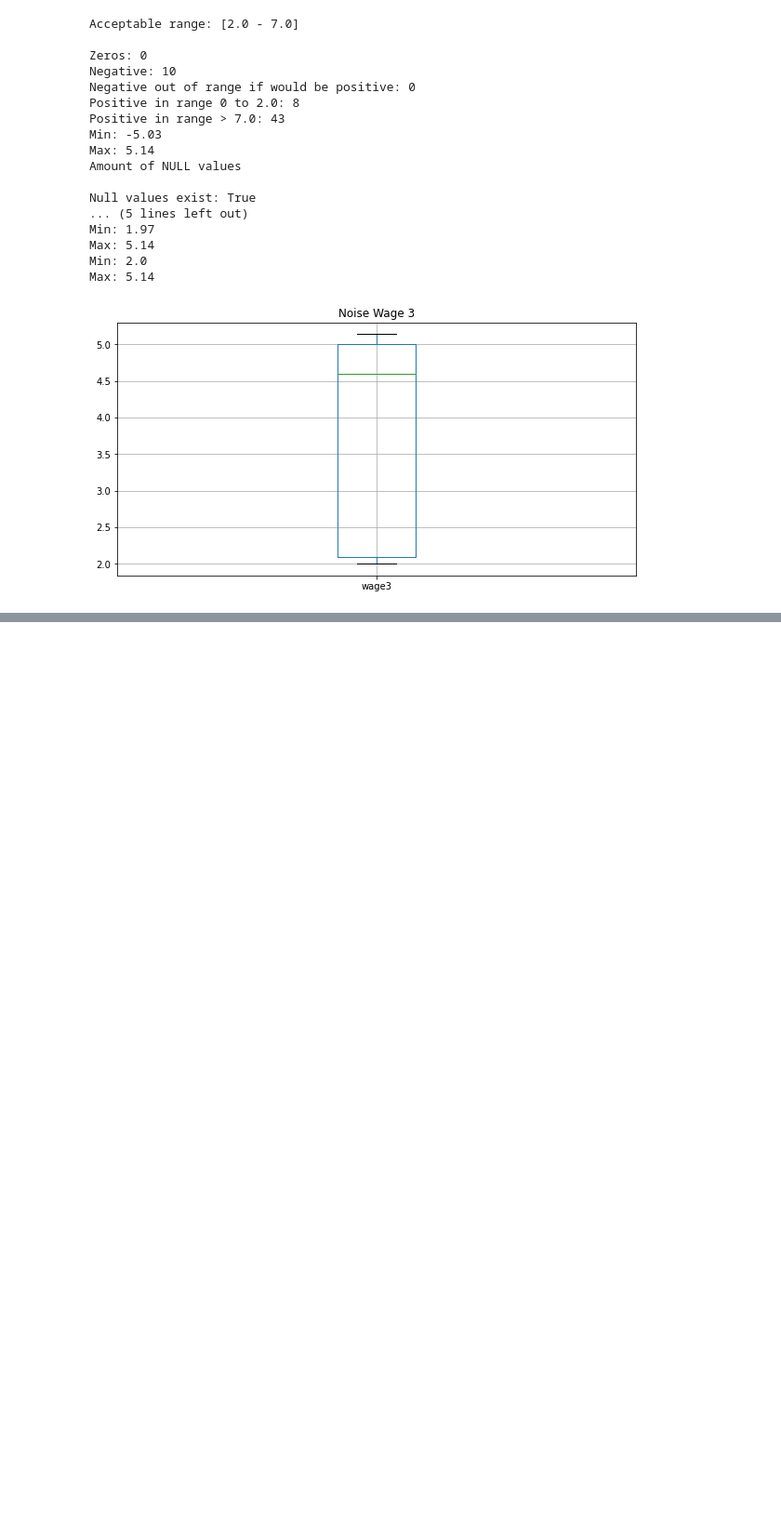
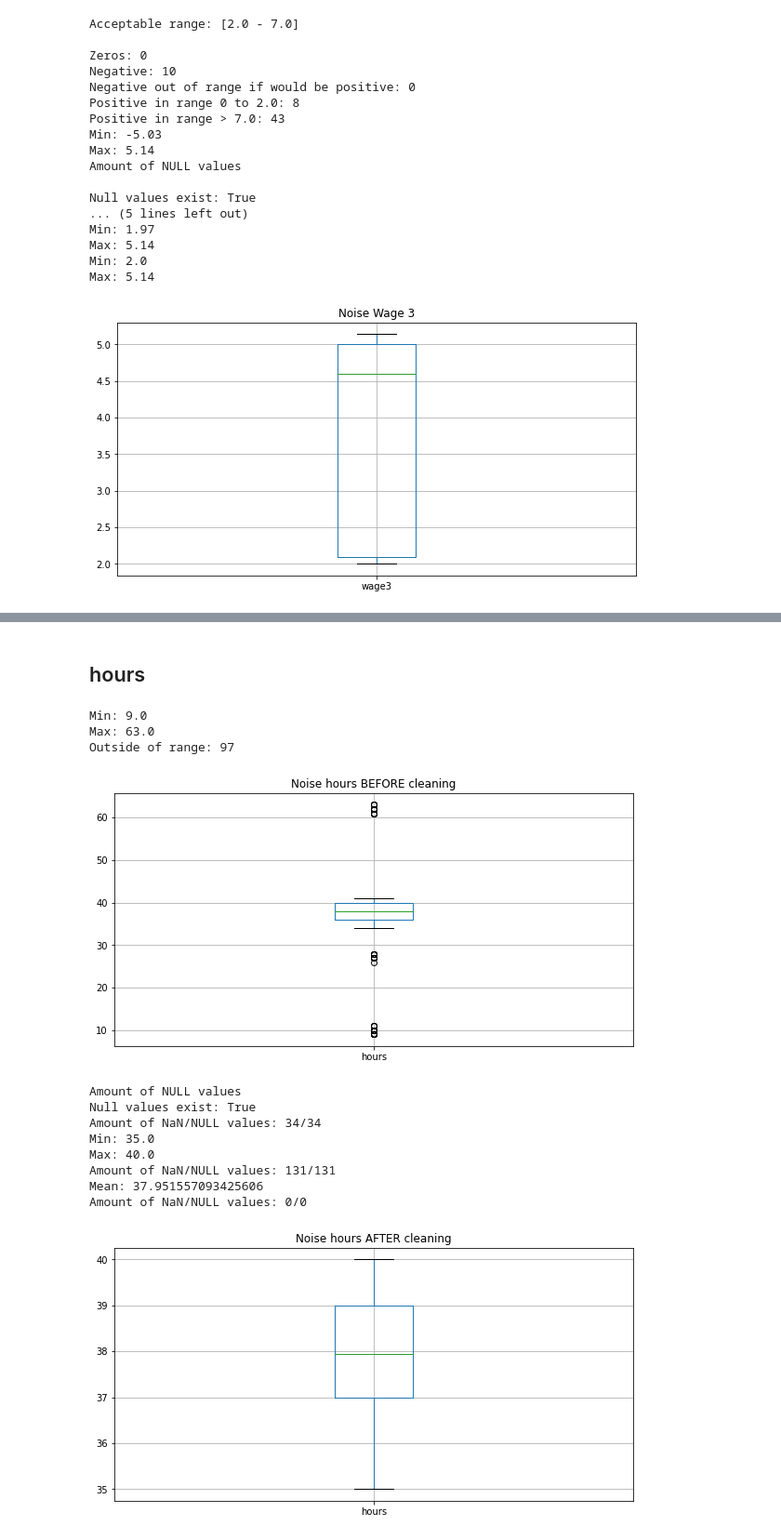
Before and after one commit to rrancerr/jku-data-mining-ws-21, a Jupyter notebook: assignment-03/assignment-03.ipynb, the cells around one changed output, grey strips where cells are left out. Shown at 93% size. Cells and saved outputs as stored; diff of their text form; code cells hidden in the pictures; blank space fills up the shorter version.

```diff
--- a/assignment-03/assignment-03.ipynb
+++ b/assignment-03/assignment-03.ipynb
@@ -418,0 +453,70 @@ Max: 5.14
+# %% [markdown]
+## hours
+# %%
+# Consistency
+# Accuraccy
+# Completeness
+# Noise
+# Interpretability
+#
+# hours.hrs : number of working hours during week
+# [35 .. 40]
+s = pd.Series(df.hours)
+counter = 0
+for x in s:
+    # check if all values are float
+    # if type(x) is not type(1):
+    #     print('Invalid Type: ' + str(x))
+    # check if positive but not in range
+    if x > 40 or x < 35:
+        counter += 1
+
+print('Min: ' + str(df.hours.min()))
+print('Max: ' + str(df.hours.max()))
+print('Outside of range: ' + str(counter))
+
+# check noise
+df.boxplot(
+    column=['hours'],
+    figsize=(10, 5))
+plt.title('Noise hours BEFORE cleaning')
+plt.savefig('exports/07_01_hours_noise.png')
+plt.show()
+
+# check if a value is missing
+print('Amount of NULL values')
+print('Null values exist: ' + str(s.isnull().values.any()))
+print('Amount of NaN/NULL values: ' + str(s.isna().sum()) + '/' + str(s.isnull().sum()))
+
+# remove useless values < 35 and > 40
+df.loc[df.hours < 35, 'hours'] = np.nan
+df.loc[df.hours > 40, 'hours'] = np.nan
+print('Min: ' + str(df.hours.min()))
+print('Max: ' + str(df.hours.max()))
+print('Amount of NaN/NULL values: ' + str(s.isna().sum()) + '/' + str(s.isnull().sum()))
+# replace nan values with mean
+print('Mean: ' + str(df.hours.mean()))
+df.hours.fillna(df.hours.mean(), inplace=True)
+print('Amount of NaN/NULL values: ' + str(s.isna().sum()) + '/' + str(s.isnull().sum()))
+
+# check noise
+df.boxplot(
+    column=['hours'],
+    figsize=(10, 5))
+plt.title('Noise hours AFTER cleaning')
+plt.savefig('exports/07_02_hours_noise.png')
+plt.show()
+# %% [output]
+Min: 9.0
+Max: 63.0
+Outside of range: 97
+[figure, added]
+Amount of NULL values
+Null values exist: True
+Amount of NaN/NULL values: 34/34
+Min: 35.0
+Max: 40.0
+Amount of NaN/NULL values: 131/131
+Mean: 37.951557093425606
+Amount of NaN/NULL values: 0/0
+[figure, added]
```
Also changed, not shown: parts of 30 cells of this notebook, 28 other files.
